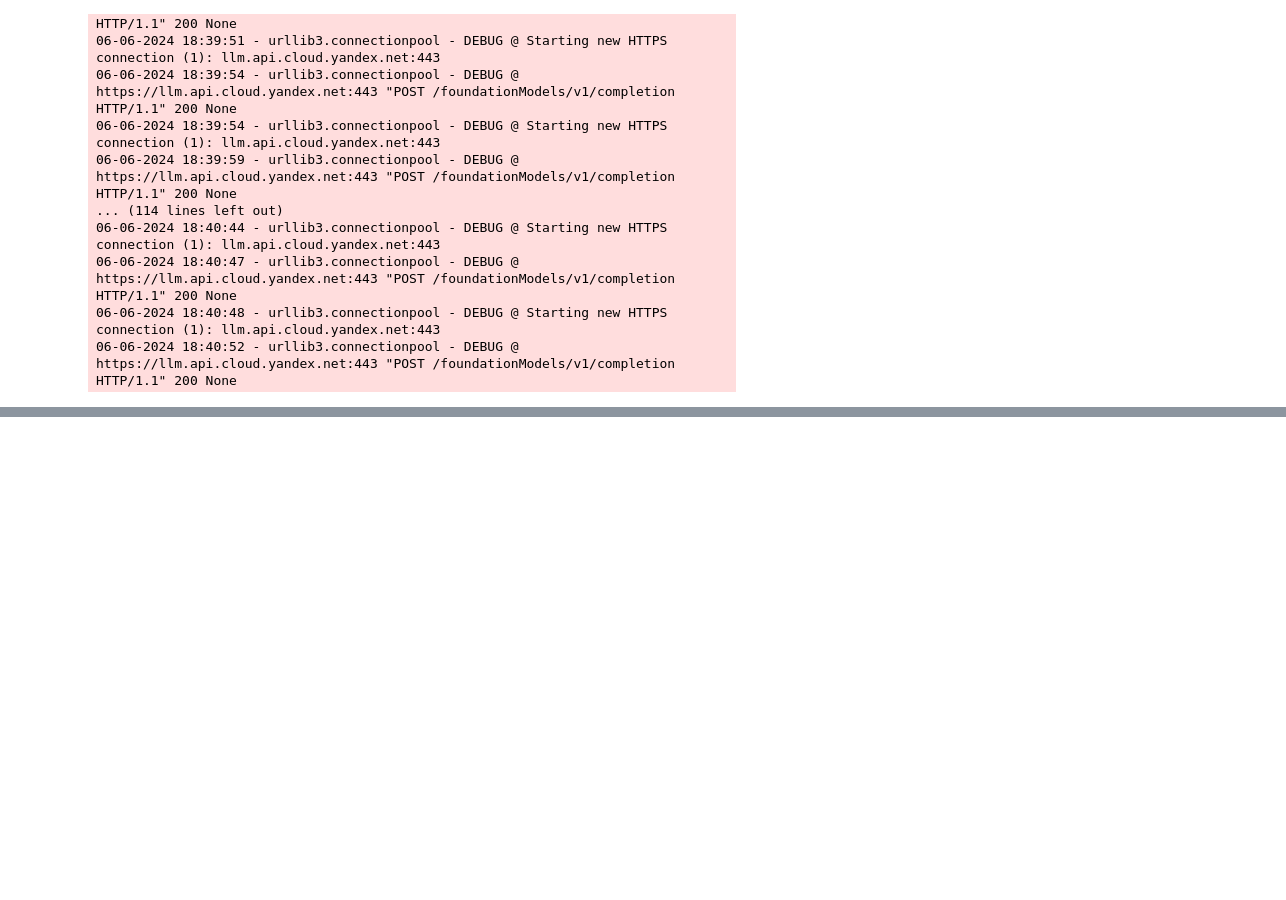
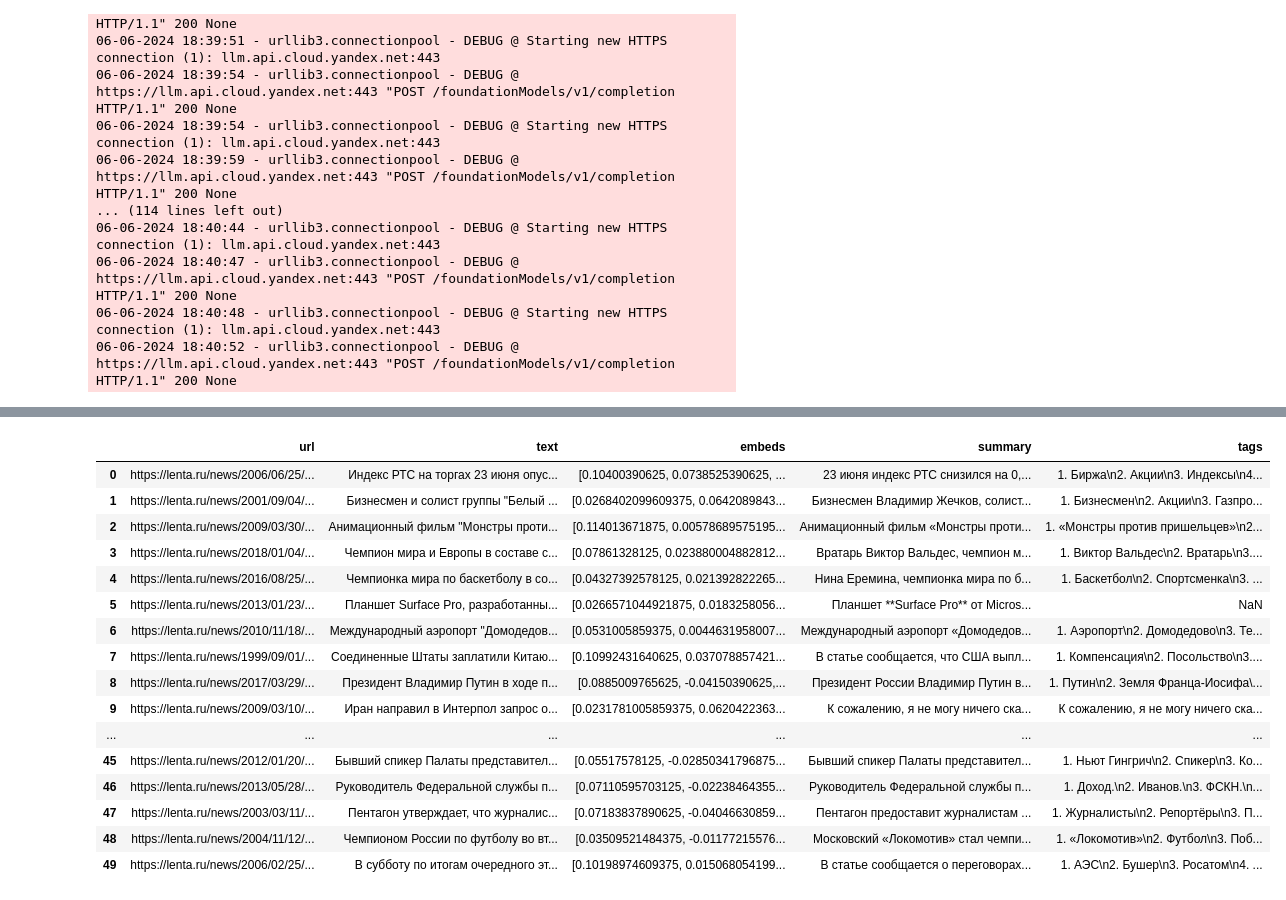
Before and after one commit to nosnic/ai_product_hackathon, a Jupyter notebook: summary_test.ipynb, the cells around one changed output, grey strips where cells are left out. Drawn from its saved outputs; the diff is of its cells as text; code cells hidden in the pictures; blank space fills up the shorter version.

```diff
--- a/summary_test.ipynb
+++ b/summary_test.ipynb
@@ -59,0 +107,22 @@ news_cut.to_csv('news_summary.csv')
+# %%
+news = pd.read_csv('news_summary.csv')
+# %%
+news
+# %% [output]
+|  | url | text | embeds | summary | tags |
+| 0 | https://lenta.ru/news/2006/06/25/... | Индекс РТС на торгах 23 июня опус... | [0.10400390625, 0.0738525390625, ... | 23 июня индекс РТС снизился на 0,... | 1. Биржа\n2. Акции\n3. Индексы\n4... |
+| 1 | https://lenta.ru/news/2001/09/04/... | Бизнесмен и солист группы "Белый ... | [0.0268402099609375, 0.0642089843... | Бизнесмен Владимир Жечков, солист... | 1. Бизнесмен\n2. Акции\n3. Газпро... |
+| 2 | https://lenta.ru/news/2009/03/30/... | Анимационный фильм "Монстры проти... | [0.114013671875, 0.00578689575195... | Анимационный фильм «Монстры проти... | 1. «Монстры против пришельцев»\n2... |
+| 3 | https://lenta.ru/news/2018/01/04/... | Чемпион мира и Европы в составе с... | [0.07861328125, 0.023880004882812... | Вратарь Виктор Вальдес, чемпион м... | 1. Виктор Вальдес\n2. Вратарь\n3.... |
+| 4 | https://lenta.ru/news/2016/08/25/... | Чемпионка мира по баскетболу в со... | [0.04327392578125, 0.021392822265... | Нина Еремина, чемпионка мира по б... | 1. Баскетбол\n2. Спортсменка\n3. ... |
+| 5 | https://lenta.ru/news/2013/01/23/... | Планшет Surface Pro, разработанны... | [0.0266571044921875, 0.0183258056... | Планшет **Surface Pro** от Micros... | NaN |
+| 6 | https://lenta.ru/news/2010/11/18/... | Международный аэропорт "Домодедов... | [0.0531005859375, 0.0044631958007... | Международный аэропорт «Домодедов... | 1. Аэропорт\n2. Домодедово\n3. Те... |
+| 7 | https://lenta.ru/news/1999/09/01/... | Соединенные Штаты заплатили Китаю... | [0.10992431640625, 0.037078857421... | В статье сообщается, что США выпл... | 1. Компенсация\n2. Посольство\n3.... |
+| 8 | https://lenta.ru/news/2017/03/29/... | Президент Владимир Путин в ходе п... | [0.0885009765625, -0.04150390625,... | Президент России Владимир Путин в... | 1. Путин\n2. Земля Франца-Иосифа\... |
+| 9 | https://lenta.ru/news/2009/03/10/... | Иран направил в Интерпол запрос о... | [0.0231781005859375, 0.0620422363... | К сожалению, я не могу ничего ска... | К сожалению, я не могу ничего ска... |
+| ... | ... | ... | ... | ... | ... |
+| 45 | https://lenta.ru/news/2012/01/20/... | Бывший спикер Палаты представител... | [0.05517578125, -0.02850341796875... | Бывший спикер Палаты представител... | 1. Ньют Гингрич\n2. Спикер\n3. Ко... |
+| 46 | https://lenta.ru/news/2013/05/28/... | Руководитель Федеральной службы п... | [0.07110595703125, -0.02238464355... | Руководитель Федеральной службы п... | 1. Доход.\n2. Иванов.\n3. ФСКН.\n... |
+| 47 | https://lenta.ru/news/2003/03/11/... | Пентагон утверждает, что журналис... | [0.07183837890625, -0.04046630859... | Пентагон предоставит журналистам ... | 1. Журналисты\n2. Репортёры\n3. П... |
+| 48 | https://lenta.ru/news/2004/11/12/... | Чемпионом России по футболу во вт... | [0.03509521484375, -0.01177215576... | Московский «Локомотив» стал чемпи... | 1. «Локомотив»\n2. Футбол\n3. Поб... |
+| 49 | https://lenta.ru/news/2006/02/25/... | В субботу по итогам очередного эт... | [0.10198974609375, 0.015068054199... | В статье сообщается о переговорах... | 1. АЭС\n2. Бушер\n3. Росатом\n4. ... |
```
Also changed, not shown: parts of 4 cells of this notebook, 7 other files.
